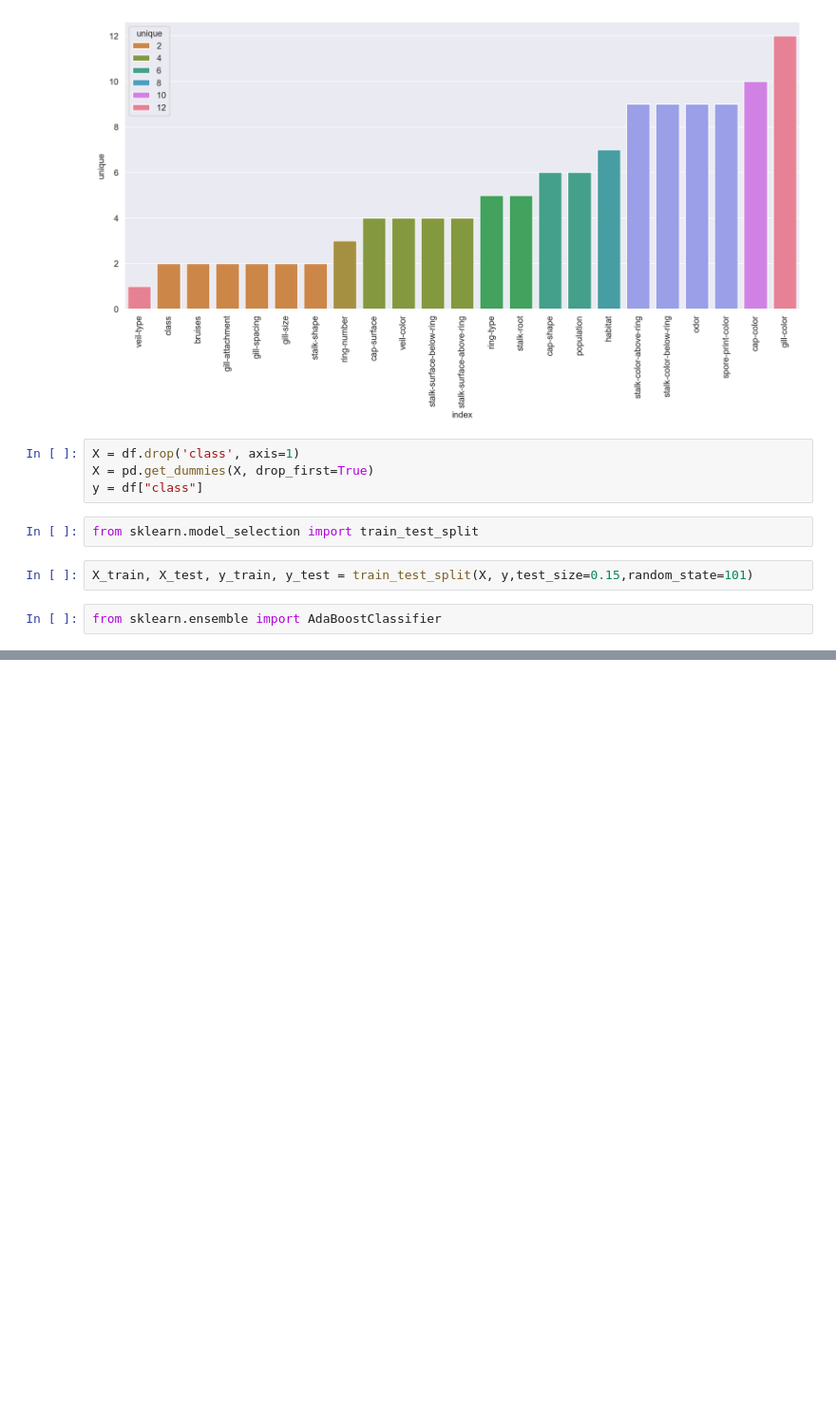
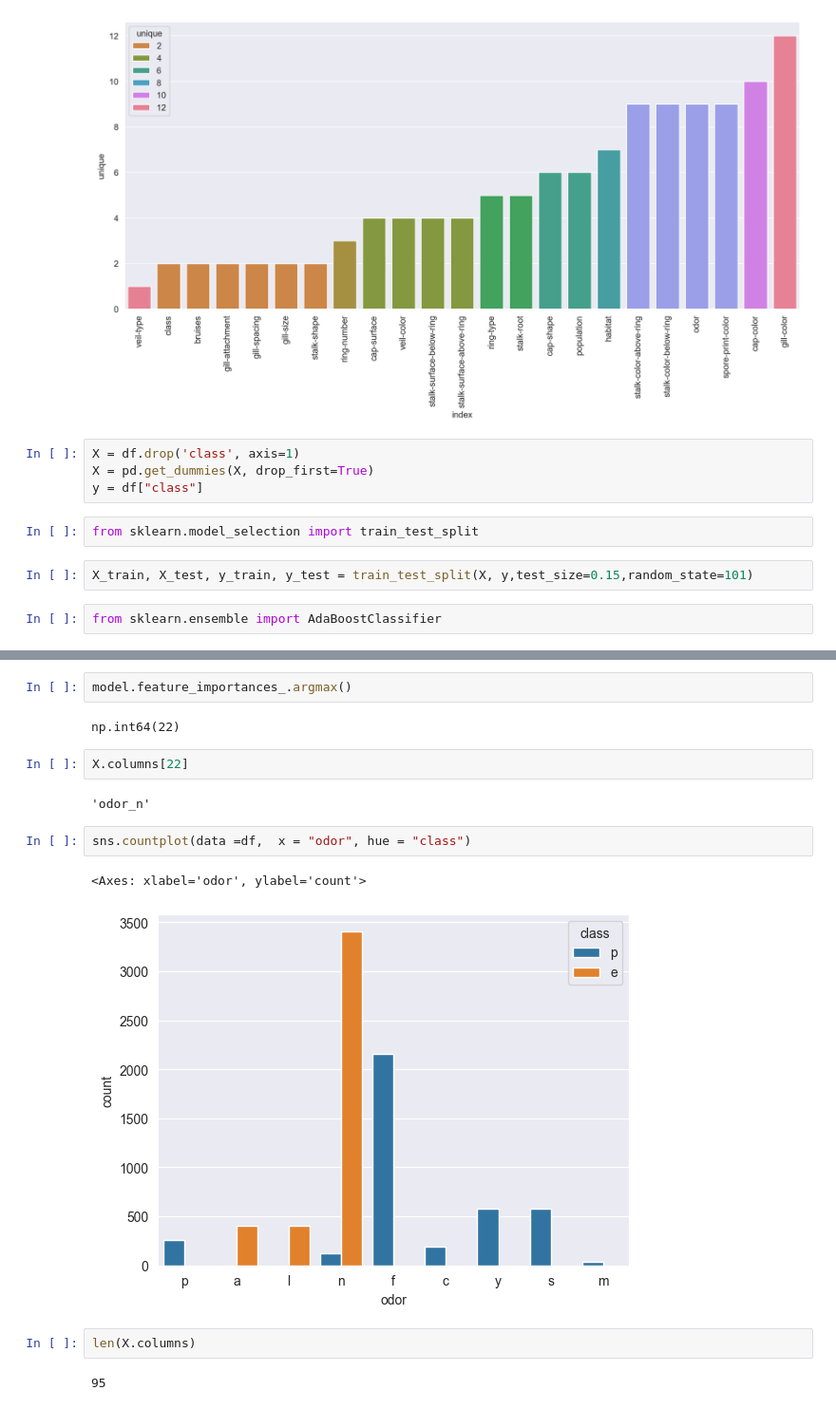
Before and after one commit to EhsanFiroozbakht/Machine-Learning-Project, a Jupyter notebook: Ensemble_Learning_Model/AdaBoost.ipynb, the cells around one changed output, grey strips where cells are left out. Shown at 95% size. Saved outputs shown, nothing was run; the diff lists cells and outputs as text; blank space fills up the shorter version.

```diff
--- a/Ensemble_Learning_Model/AdaBoost.ipynb
+++ b/Ensemble_Learning_Model/AdaBoost.ipynb
@@ -92,0 +120,17 @@ TypeError: AdaBoostClassifier.__init__() got an unexpected keyword argument 'alg
+# %%
+model.feature_importances_.argmax()
+# %% [output]
+np.int64(22)
+# %%
+X.columns[22]
+# %% [output]
+'odor_n'
+# %%
+sns.countplot(data =df,  x = "odor", hue = "class")
+# %% [output]
+<Axes: xlabel='odor', ylabel='count'>
+[figure, added]
+# %%
+len(X.columns)
+# %% [output]
+95
```
Also changed, not shown: parts of 15 cells of this notebook.
